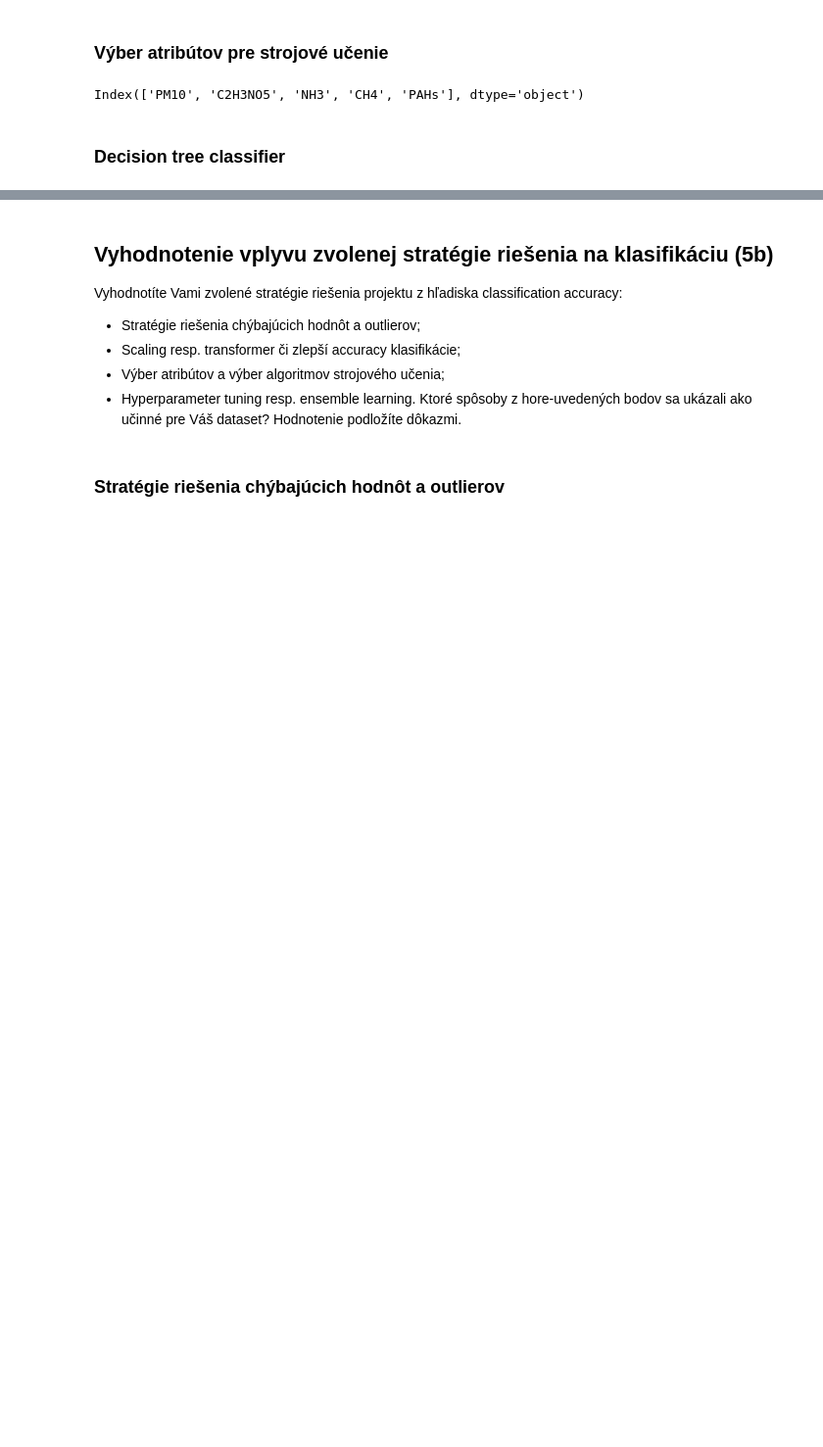
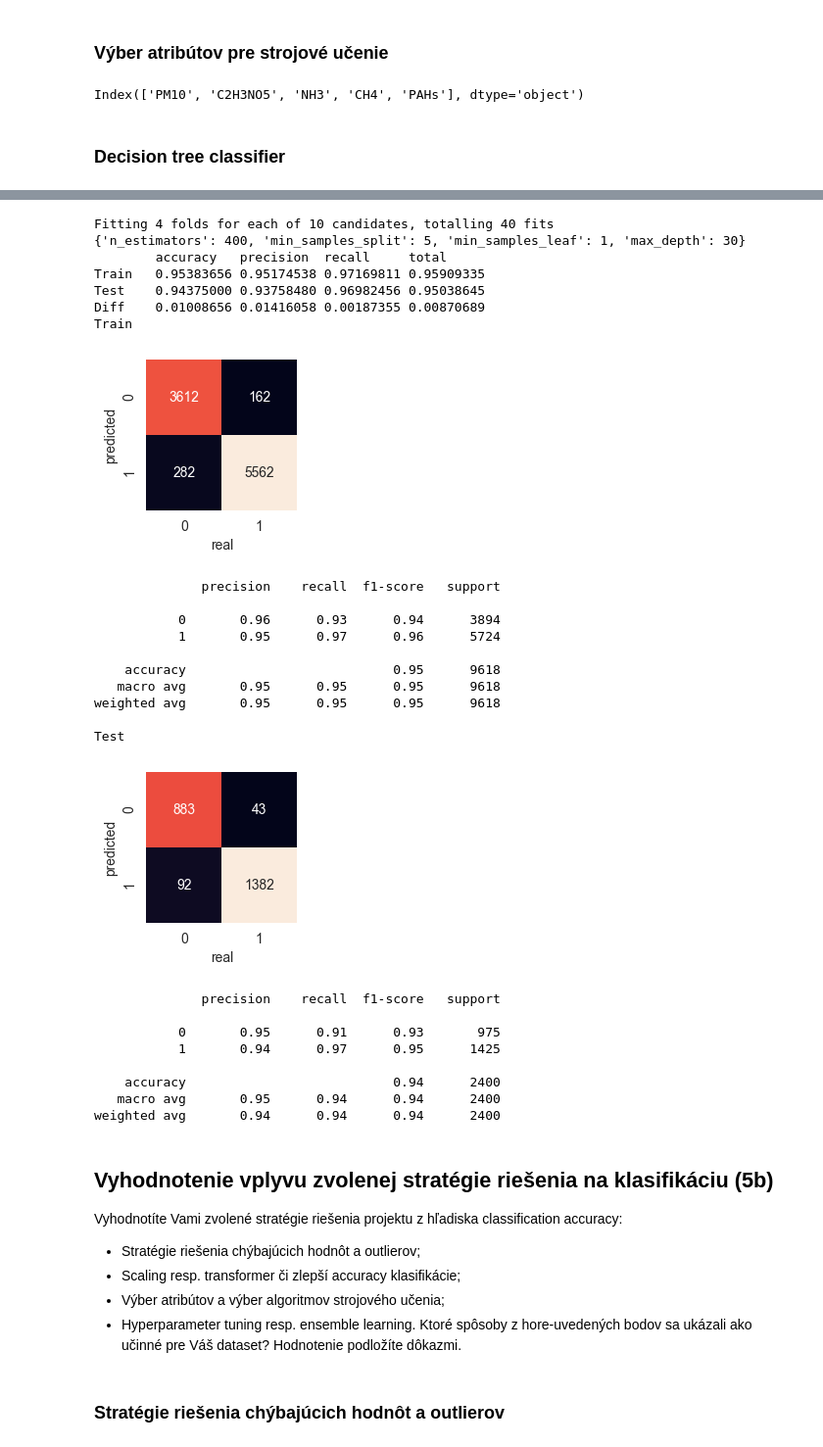
Before and after one commit to berny-29/IAU, a Jupyter notebook: 3.ipynb, the cells around one changed output, grey strips where cells are left out. Shown at 98% size. Cells and saved outputs as stored; diff of their text form; code cells hidden in the pictures; blank space fills up the shorter version.

Commit message:
random forest - randomized search

```diff
--- a/3.ipynb
+++ b/3.ipynb
@@ -396,3 +426,52 @@ HTML(style)
+# %%
+# random search
+n_estimators = [100, 200, 300, 400, 500]
+max_depth = [5, 10, 20, 30, 40, 50]
+min_samples_split = [2, 5, 10, 15, 20]
+min_samples_leaf = [1, 2, 5, 10]
+
+forest = RandomForestClassifier()
+rf1 = forest.fit(X_train1, np.ravel(y_train1))
+
+hyper = dict(n_estimators = n_estimators,
+             max_depth = max_depth,
+             min_samples_split = min_samples_split,
+             min_samples_leaf = min_samples_leaf
+            )
+
+rs_rf = RandomizedSearchCV(estimator=rf1, param_distributions=hyper, cv=4, verbose=1, n_jobs=-1)
+rs_rf = rs_rf.fit(X_train2, np.ravel(y_train2))
+
+print(rs_rf.best_params_)
+print_accuracy_precision_recall_total(rs_rf.best_estimator_, X_train_info, X_test_info, y_train, y_test)
+# %% [output]
+Fitting 4 folds for each of 10 candidates, totalling 40 fits
+{'n_estimators': 400, 'min_samples_split': 5, 'min_samples_leaf': 1, 'max_depth': 30}
+        accuracy   precision  recall     total
+Train   0.95383656 0.95174538 0.97169811 0.95909335
+Test    0.94375000 0.93758480 0.96982456 0.95038645
+Diff    0.01008656 0.01416058 0.00187355 0.00870689
+Train
+[figure, added]
+              precision    recall  f1-score   support
+
+           0       0.96      0.93      0.94      3894
+           1       0.95      0.97      0.96      5724
+
+    accuracy                           0.95      9618
+   macro avg       0.95      0.95      0.95      9618
+weighted avg       0.95      0.95      0.95      9618
+
+Test
+[figure, added]
+              precision    recall  f1-score   support
+
+           0       0.95      0.91      0.93       975
+           1       0.94      0.97      0.95      1425
+
+    accuracy                           0.94      2400
+   macro avg       0.95      0.94      0.94      2400
+weighted avg       0.94      0.94      0.94      2400
 # %% [markdown]
 ## Vyhodnotenie vplyvu zvolenej stratégie riešenia na klasifikáciu (5b)
 Vyhodnotíte Vami zvolené stratégie riešenia projektu z hľadiska classification accuracy:
```
Also changed, not shown: parts of 10 cells of this notebook, 5 other files.
